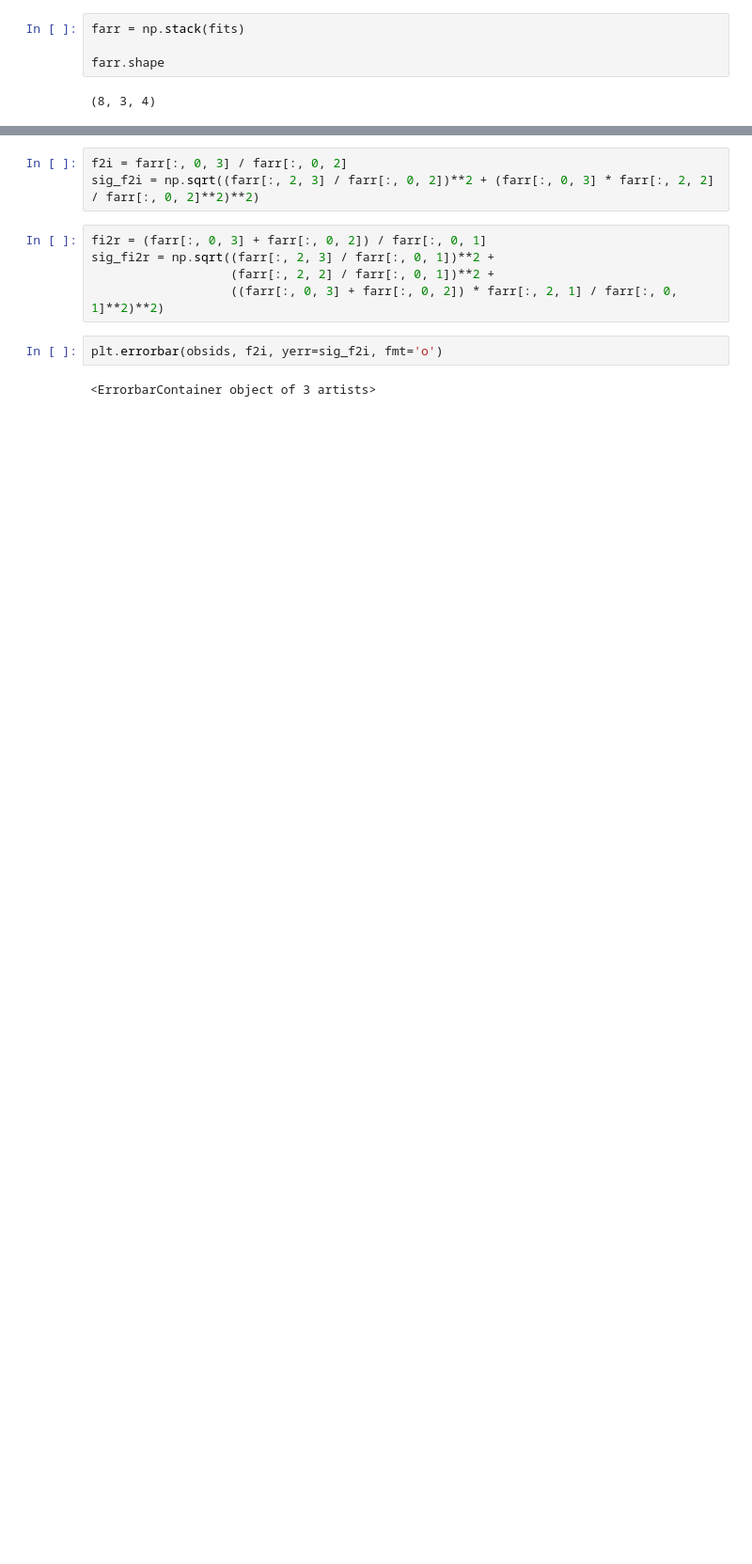
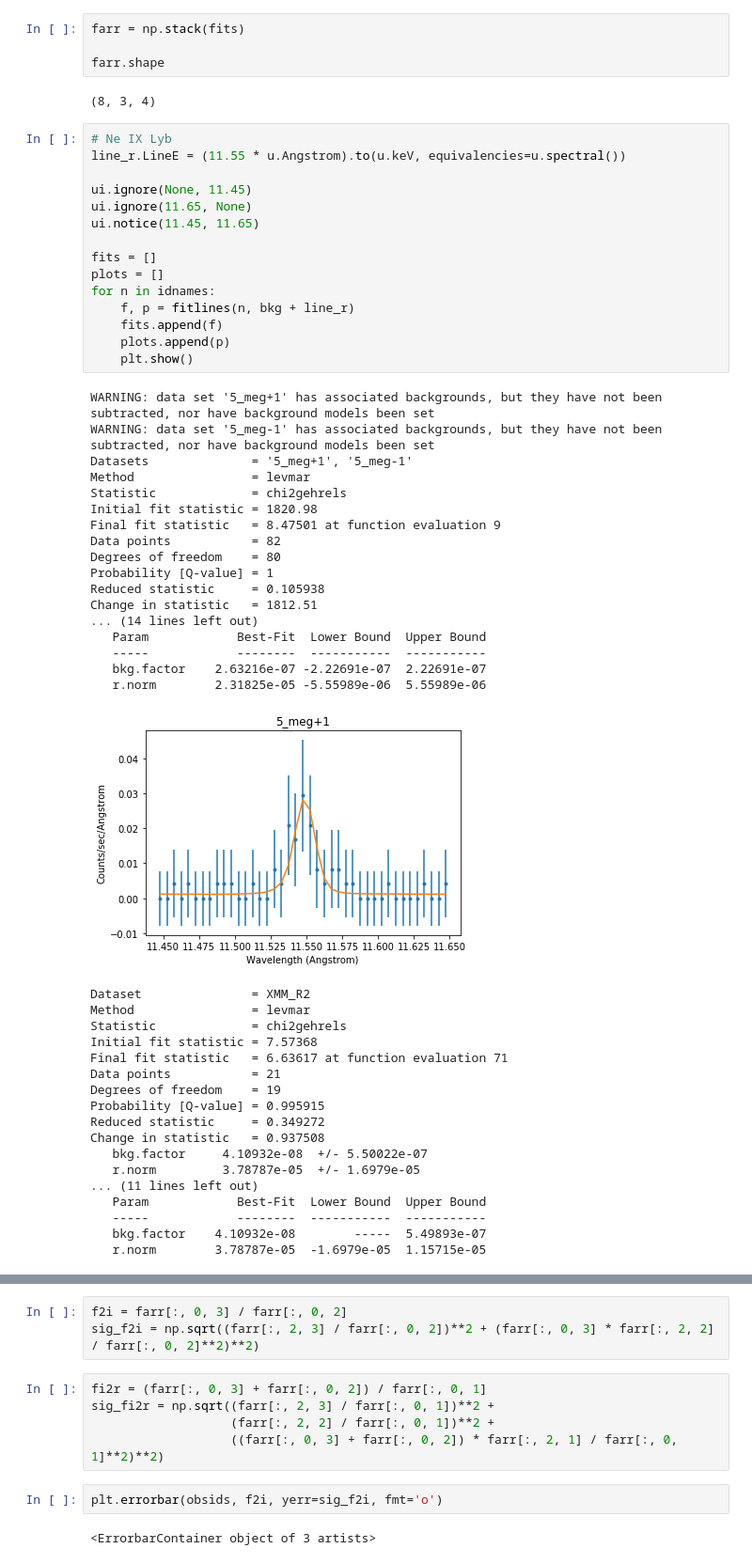
Before and after one commit to hamogu/TWHya, a Jupyter notebook: X-rayvariability.ipynb, the cells around one changed output, grey strips where cells are left out. Shown at 94% size. Saved outputs shown, nothing was run; the diff lists cells and outputs as text; blank space fills up the shorter version.

```diff
--- a/X-rayvariability.ipynb
+++ b/X-rayvariability.ipynb
@@ -388,3 +325,54 @@ farr = np.stack(fits)
 farr.shape
 # %% [output]
 (8, 3, 4)
+# %%
+# Ne IX Lyb
+line_r.LineE = (11.55 * u.Angstrom).to(u.keV, equivalencies=u.spectral())
+
+ui.ignore(None, 11.45)
+ui.ignore(11.65, None)
+ui.notice(11.45, 11.65)
+
+fits = []
+plots = []
+for n in idnames:
+    f, p = fitlines(n, bkg + line_r)
+    fits.append(f)
+    plots.append(p)
+    plt.show()
+# %% [output]
+WARNING: data set '5_meg+1' has associated backgrounds, but they have not been subtracted, nor have background models been set
+WARNING: data set '5_meg-1' has associated backgrounds, but they have not been subtracted, nor have background models been set
+Datasets              = '5_meg+1', '5_meg-1'
+Method                = levmar
+Statistic             = chi2gehrels
+Initial fit statistic = 1820.98
+Final fit statistic   = 8.47501 at function evaluation 9
+Data points           = 82
+Degrees of freedom    = 80
+Probability [Q-value] = 1
+Reduced statistic     = 0.105938
+Change in statistic   = 1812.51
+... (14 lines left out)
+   Param            Best-Fit  Lower Bound  Upper Bound
+   -----            --------  -----------  -----------
+   bkg.factor    2.63216e-07 -2.22691e-07  2.22691e-07
+   r.norm        2.31825e-05 -5.55989e-06  5.55989e-06
+[figure, added]
+Dataset               = XMM_R2
+Method                = levmar
+Statistic             = chi2gehrels
+Initial fit statistic = 7.57368
+Final fit statistic   = 6.63617 at function evaluation 71
+Data points           = 21
+Degrees of freedom    = 19
+Probability [Q-value] = 0.995915
+Reduced statistic     = 0.349272
+Change in statistic   = 0.937508
+   bkg.factor     4.10932e-08  +/- 5.50022e-07
+   r.norm         3.78787e-05  +/- 1.6979e-05
+... (11 lines left out)
+   Param            Best-Fit  Lower Bound  Upper Bound
+   -----            --------  -----------  -----------
+   bkg.factor    4.10932e-08        -----  5.49893e-07
+   r.norm        3.78787e-05  -1.6979e-05  1.15715e-05
```
Also changed, not shown: parts of 61 cells of this notebook.
